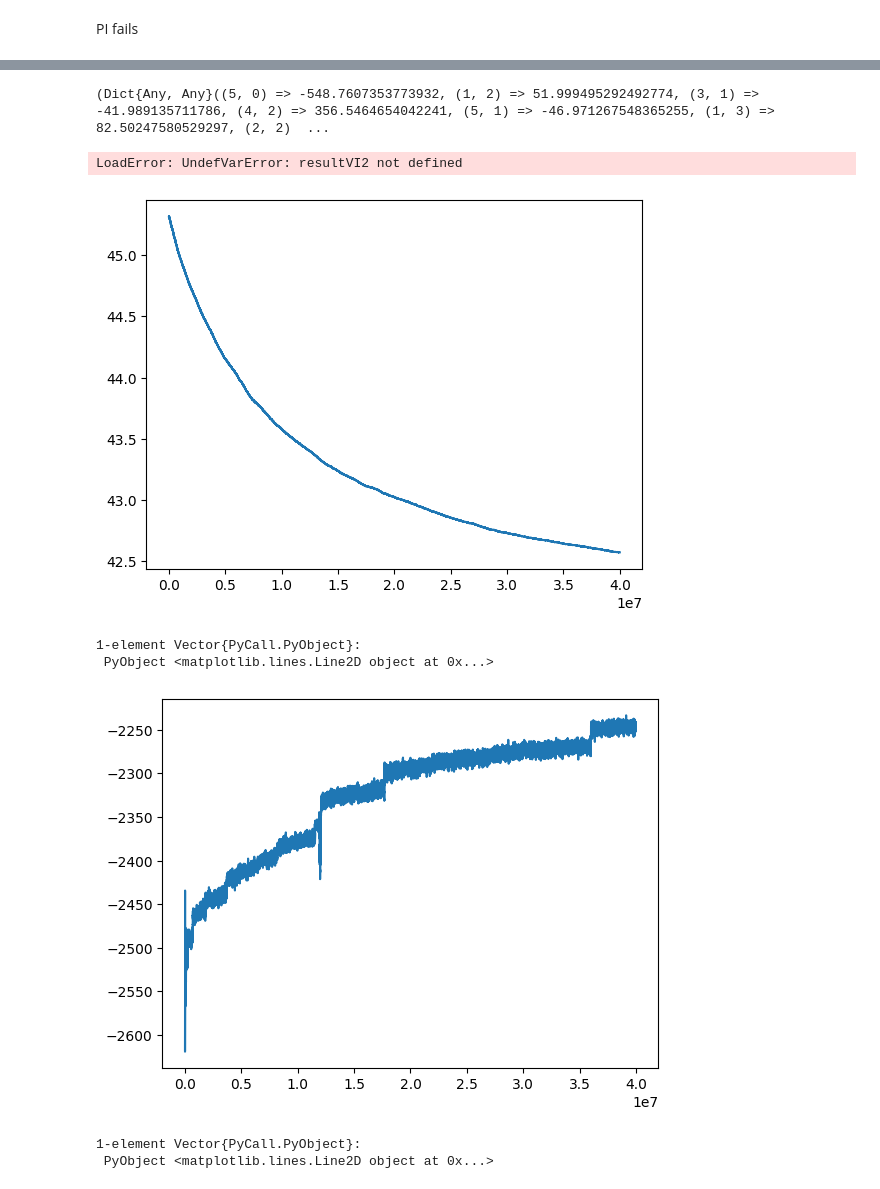
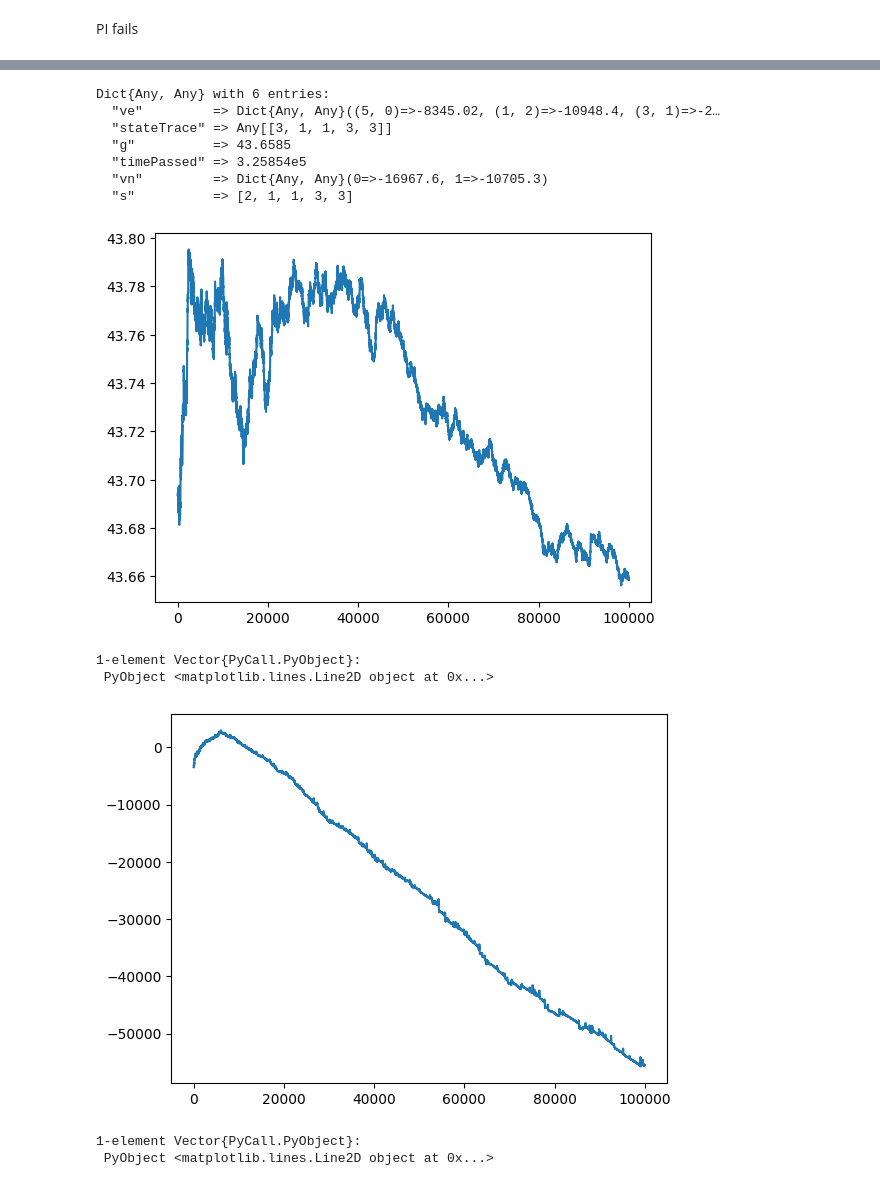
Before and after one commit to fairleyl/PhD-Code, a Jupyter notebook: Problem-Suite-Experiments.ipynb, the cells around one changed output, grey strips where cells are left out. Cells and saved outputs as stored; diff of their text form; code cells hidden in the pictures.

```diff
--- a/Problem-Suite-Experiments.ipynb
+++ b/Problem-Suite-Experiments.ipynb
@@ -5108,12 +5108,11 @@ updateVFA! (generic function with 1 method)
 # - constant: uses stepsize b
 #c is used for calculating epsilon = c/(c + n)
 #d is used for the stepsize of g
-function smarviNewVFA_ST(N,alpha_d, alpha_r, beta, tau, c0, c1, r, nMax, b, c, d; s = [1 for i in 1:N], vfaProvided = false, ve = Dict(), vn = Dict(), g = 0.0, timePassed = 0.0, printProgress = false, modCounter = 100000)
+function smarviNewVFA_ST(N,alpha_d, alpha_r, beta, tau, c0, c1, r, nMax, b, c, d; s = [1 for i in 1:N], stateTrace = [], vfaProvided = false, ve = Dict(), vn = Dict(), g = 0.0, timePassed = 0.0, printProgress = false, modCounter = 100000)
     #initialise
     s0 = [1 for i in 1:N]
     s3 = [3 for i in 1:N]
     gs = [g]
-    stateTrace = []
 
     #initialise ve and vn tables if needed
     if !vfaProvided
@@ -5962,0 +5980,2 @@ resultVI[3]
+# %%
+resultVI_S = deserialize("resultVI.dat")
@@ -6038,8 +6047,12 @@ resultVI = deserialize("resultVI.dat")
 # %%
-nMax = 40000000
-veVI = resultVI[1]
-vnVI = resultVI[2]
-gVI = resultVI[3]
-resultVI2 = smarviNewVFA_ST(N,alpha_d, alpha_r, beta, tau, c0, c1, r, nMax, 0.001, 0.0, 1.0; s = resultVI[8], g = gVI, timePassed = resultVI[7], startingVFAGiven = true, ve = veVI, vn = vnVI, stepsizeType = "constant", printProgress = true, modCounter = 1000000)
-resultVI2[3]
+nMax = 100000
+veVI = resultVI_S["ve"]
+vnVI = resultVI_S["vn"]
+gVI = resultVI_S["g"]
+tpVI = resultVI_S["timePassed"]
+sVI = resultVI_S["s"]
+stVI = resultVI_S["stateTrace"]
+
+resultVI2 = smarviNewVFA_ST(N,alpha_d, alpha_r, beta, tau, c0, c1, r, nMax, 0.1, 0.0, 0.1; s = copy(sVI), stateTrace = copy(stVI), g = gVI, timePassed = tpVI, vfaProvided = true, ve = copy(veVI), vn = copy(vnVI), printProgress = true, modCounter = 1000000)
+resultVI2[1]["g"]
 # %% [output]
@@ -6066,29 +6062,30 @@ f = serialize("resultVI2.dat", resultVI2)
 # %%
-resultVI2 = deserialize("resultVI2.dat")
+resultVI2_S = deserialize("resultVI2.dat")
 # %% [output]
-(Dict{Any, Any}((5, 0) => -548.7607353773932, (1, 2) => 51.999495292492774, (3, 1) => -41.989135711786, (4, 2) => 356.5464654042241, (5, 1) => -46.971267548365255, (1, 3) => 82.50247580529297, (2, 2)  ...
+Dict{Any, Any} with 6 entries:
+  "ve"         => Dict{Any, Any}((5, 0)=>-8345.02, (1, 2)=>-10948.4, (3, 1)=>-2…
+  "stateTrace" => Any[[3, 1, 1, 3, 3]]
+  "g"          => 43.6585
+  "timePassed" => 3.25854e5
+  "vn"         => Dict{Any, Any}(0=>-16967.6, 1=>-10705.3)
+  "s"          => [2, 1, 1, 3, 3]
-# %%
-resultVI2[7]
-# %% [output]
-LoadError: UndefVarError: resultVI2 not defined
 # %%
 start = floor(Int64, nMax/10)
 start = 1
 finish = nMax
-PyPlot.plot(start:finish,resultVI2[4][start:finish])
+PyPlot.plot(start:finish,resultVI2[2]["g"][start:finish])
 # %% [output]
-[figure, old version]
+[figure, new version]
 1-element Vector{PyCall.PyObject}:
  PyObject <matplotlib.lines.Line2D object at 0x...>
 # %%
-nMax = Int64(4e7)
-vs0Hist = resultVI2[5]
+vs0Hist = resultVI2[2]["vs0"]
 start = floor(Int64, nMax/10)
 finish = nMax - 1
-start = 2
+start = 1
 PyPlot.plot(vs0Hist[start:finish])
 # %% [output]
-[figure, old version]
+[figure, new version]
 1-element Vector{PyCall.PyObject}:
  PyObject <matplotlib.lines.Line2D object at 0x...>
 # %%
```
Also changed, not shown: parts of 63 cells of this notebook, 7 other files.
